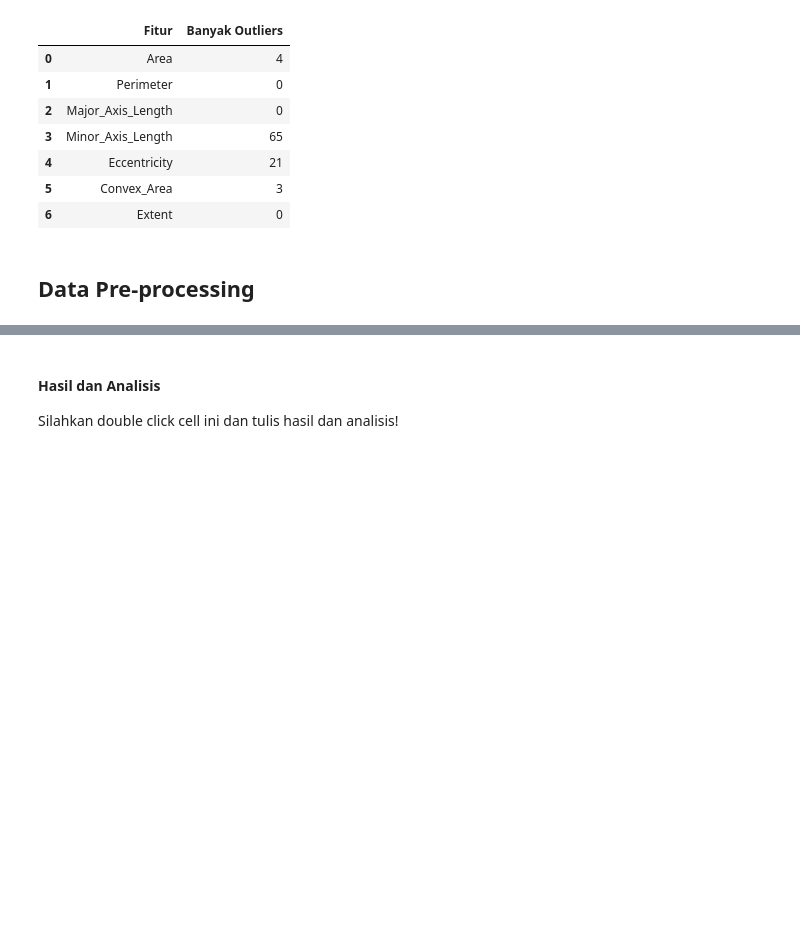
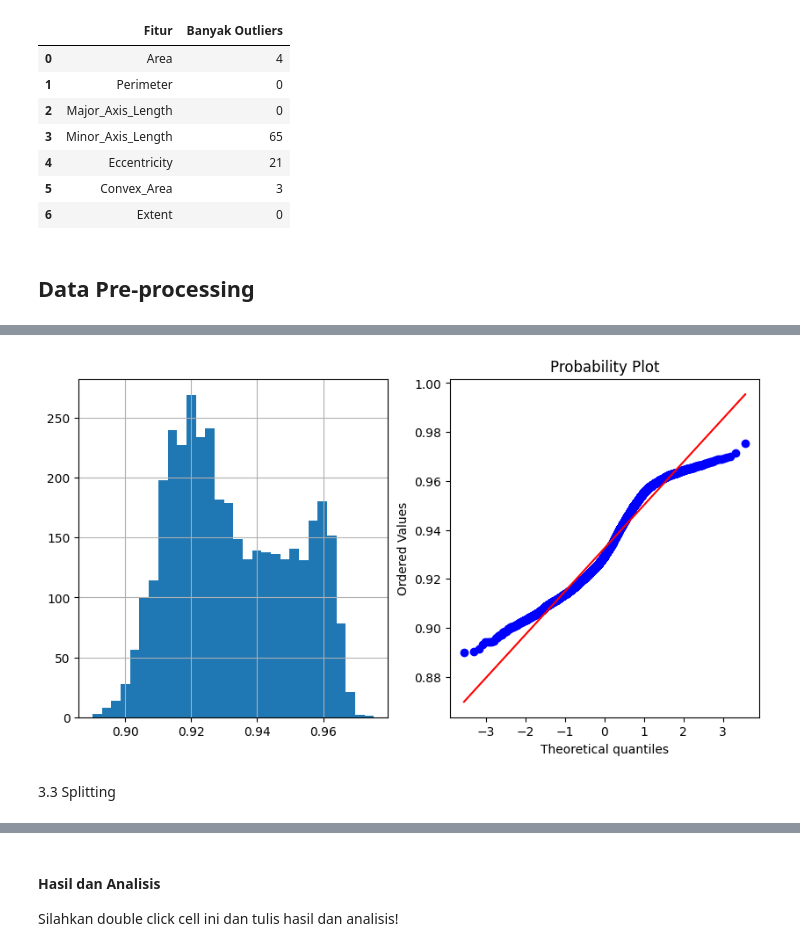
Before and after one commit to chiquitosaf/CLO4AI, a Jupyter notebook: Project-Based Assignment CLO-4.ipynb, the cells around one changed output, grey strips where cells are left out. Cells and saved outputs as stored; diff of their text form; code cells hidden in the pictures; blank space fills up the shorter version.

```diff
--- a/Project-Based Assignment CLO-4.ipynb
+++ b/Project-Based Assignment CLO-4.ipynb
@@ -341,0 +417,19 @@ dataInfo(df1)
+# %%
+def plotvariable(df,variable):
+  plt.figure(figsize=(10,5))
+  plt.subplot(1,2,1)   #means 1 row, 2 Columns and 1st plot
+  df[variable].hist(bins=30)
+
+  ##QQ plot
+  plt.subplot(1,2,2)
+  stats.probplot(df[variable], dist='norm',plot=plt)
+  plt.show()
+# %%
+#Fitur extent di transformasi agar distribusi normal
+df["Extent"]=np.cbrt(df['Extent']) #coba teknik akar pangkat dua untuk mengubah sekrup positif menjadi distribusi normal
+df['Extent'] = np.sqrt(df['Extent'])
+plotvariable(df,"Extent")
+# %% [output]
+[figure, added]
+# %% [markdown]
+3.3 Splitting
```
Also changed, not shown: parts of 35 cells of this notebook.
